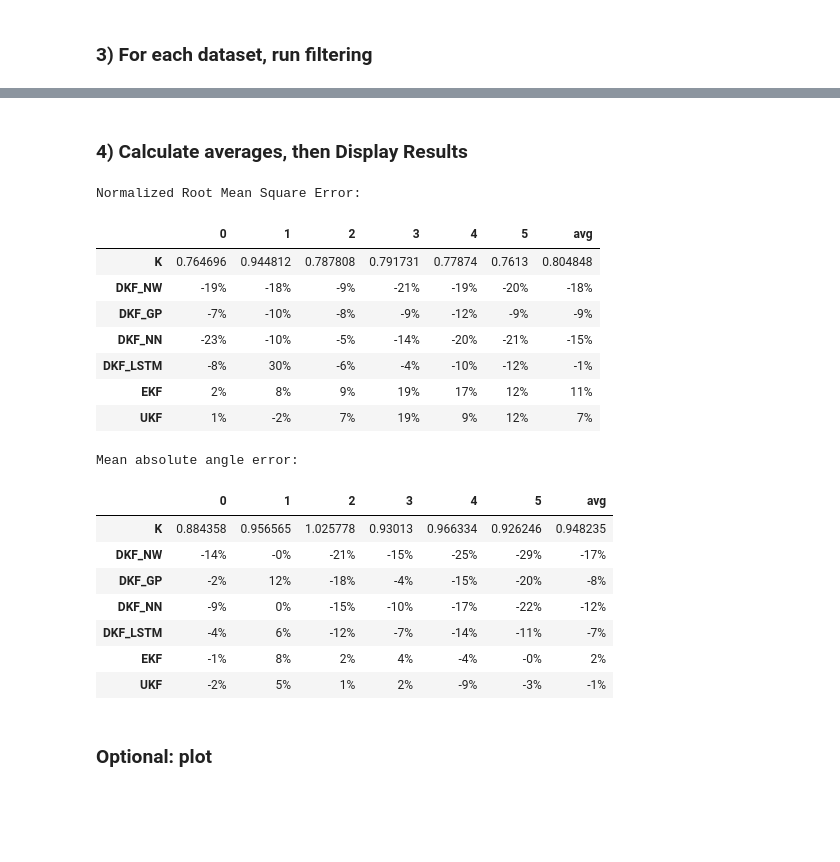
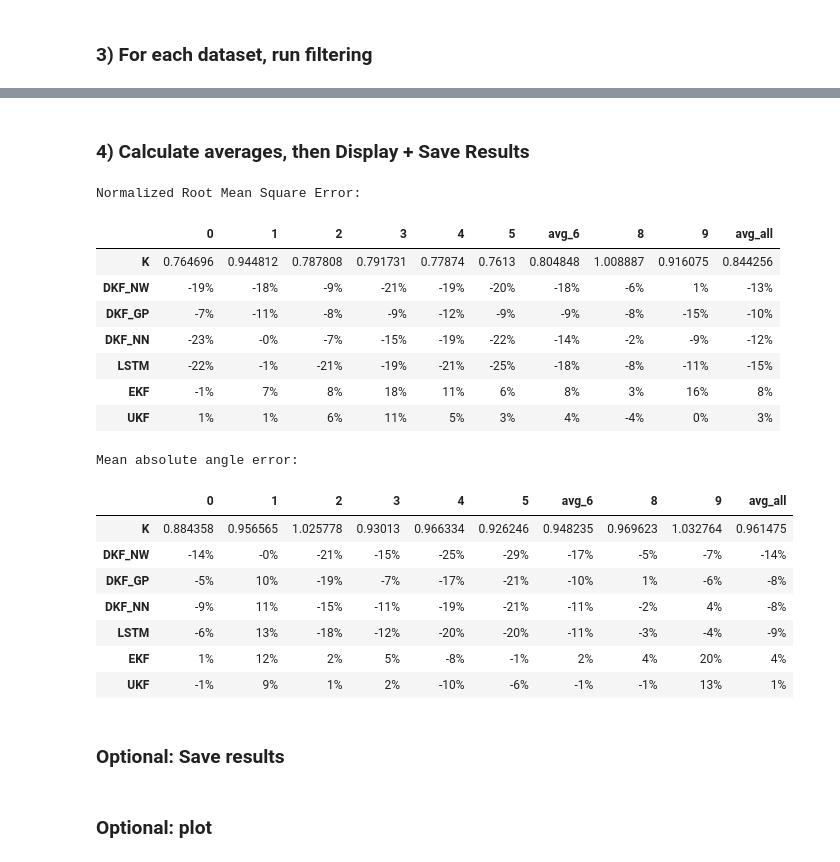
Before and after one commit to Josuelmet/Discriminative-Kalman-Filter-4.5-Python, a Jupyter notebook: Paper_Script_45.ipynb, the cells around one changed output, grey strips where cells are left out. Cells and saved outputs as stored; diff of their text form; code cells hidden in the pictures; blank space fills up the shorter version.

```diff
--- a/Paper_Script_45.ipynb
+++ b/Paper_Script_45.ipynb
@@ -32,9 +32,10 @@ procd_spikes = np.load('flint-data-preprocessing/procd_spikes.npy', allow_pickle
 # %% [markdown]
 ### 2) Setup
 # %%
-# Fix the RNG state.
-rng = np.random.default_rng(42)
-torch.manual_seed(42)
+# Fix the RNG states.
+seed = 42 # nine additional random seeds: 0, 1, 2, 3, 4, 5, 6, 7, 8
+rng = np.random.default_rng(seed)
+torch.manual_seed(seed)
 
 
 dz = 2  # Dimension of z
@@ -48,14 +49,14 @@ n1 = len(idx1)
 
 
 columns = ['zero', 'K',
-           'DKF_NN', # 'DKF_NN_robust',
-           'DKF_GP', # 'DKF_GP_robust',
-           'DKF_NW', # 'DKF_NW_robust',
-           'DKF_LSTM', # 'LSTM',
+           'NN', 'DKF_NN',
+           'GP', 'DKF_GP',
+           'NW', 'DKF_NW',
+           'LSTM', 'DKF_LSTM',
            'EKF', 'UKF']
 
 zpred = pd.DataFrame(columns=columns, dtype=object) # Predicted z-variables (velocities).
-rtime = pd.DataFrame(columns=columns) # Runtime
+#rtime = pd.DataFrame(columns=columns) # Runtime
 rmse  = pd.DataFrame(columns=columns) # Root mean squared error
 nrmse = pd.DataFrame(columns=columns) # Normalized root mean squared error.
 maae  = pd.DataFrame(columns=columns) # Mean absolute angle error
@@ -519,35 +529,40 @@ UKF
 # %% [markdown]
-### 4) Calculate averages, then Display Results
+### 4) Calculate averages, then Display + Save Results
 # %%
-nrmse.loc['avg'] = nrmse.mean()
-maae.loc['avg'] = maae.mean()
+nrmse.loc['avg_all'] = nrmse.mean()
+maae.loc['avg_all'] = maae.mean()
+nrmse.loc['avg_6'] = nrmse.loc[list(range(6))].mean()
+maae.loc['avg_6'] = maae.loc[list(range(6))].mean()
 # %%
-table1 = nrmse[['K', 'DKF_NW', 'DKF_GP', 'DKF_NN', 'DKF_LSTM', 'EKF', 'UKF']].T.astype(float)
+table1 = nrmse[['K', 'DKF_NW', 'DKF_GP', 'DKF_NN', 'LSTM', 'EKF', 'UKF']].T.astype(float)
 #table1 = nrmse
 for idx in table1.index:
     if idx == 'K': continue
 
     # Convert to a percentage relative to 'K'
     table1.loc[idx] = table1.loc[idx] / table1.loc['K'] - 1
 
     # Convert to a percentage string
     table1.loc[idx] = table1.loc[idx].map(lambda n: '{:.0%}'.format(n))
 
+    # Move the avg_6 column to position 6
+    table1.insert(6, 'avg_6', table1.pop('avg_6'))
+
 
 print('Normalized Root Mean Square Error:')
 display(table1)
 # %% [output]
 Normalized Root Mean Square Error:
-|  | 0 | 1 | 2 | 3 | 4 | 5 | avg |
-| K | 0.764696 | 0.944812 | 0.787808 | 0.791731 | 0.77874 | 0.7613 | 0.804848 |
-| DKF_NW | -19% | -18% | -9% | -21% | -19% | -20% | -18% |
-| DKF_GP | -7% | -10% | -8% | -9% | -12% | -9% | -9% |
-| DKF_NN | -23% | -10% | -5% | -14% | -20% | -21% | -15% |
-| DKF_LSTM | -8% | 30% | -6% | -4% | -10% | -12% | -1% |
-| EKF | 2% | 8% | 9% | 19% | 17% | 12% | 11% |
-| UKF | 1% | -2% | 7% | 19% | 9% | 12% | 7% |
+|  | 0 | 1 | 2 | 3 | 4 | 5 | avg_6 | 8 | 9 | avg_all |
+| K | 0.764696 | 0.944812 | 0.787808 | 0.791731 | 0.77874 | 0.7613 | 0.804848 | 1.008887 | 0.916075 | 0.844256 |
+| DKF_NW | -19% | -18% | -9% | -21% | -19% | -20% | -18% | -6% | 1% | -13% |
+| DKF_GP | -7% | -11% | -8% | -9% | -12% | -9% | -9% | -8% | -15% | -10% |
+| DKF_NN | -23% | -0% | -7% | -15% | -19% | -22% | -14% | -2% | -9% | -12% |
+| LSTM | -22% | -1% | -21% | -19% | -21% | -25% | -18% | -8% | -11% | -15% |
+| EKF | -1% | 7% | 8% | 18% | 11% | 6% | 8% | 3% | 16% | 8% |
+| UKF | 1% | 1% | 6% | 11% | 5% | 3% | 4% | -4% | 0% | 3% |
 # %%
-table2 = maae[['K', 'DKF_NW', 'DKF_GP', 'DKF_NN', 'DKF_LSTM', 'EKF', 'UKF']].T.astype(float)
+table2 = maae[['K', 'DKF_NW', 'DKF_GP', 'DKF_NN', 'LSTM', 'EKF', 'UKF']].T.astype(float)
 
 for idx in table2.index:
     if idx == 'K': continue
@@ -558,16 +573,21 @@ for idx in table2.index:
     # Convert to a percentage string
     table2.loc[idx] = table2.loc[idx].map(lambda n: '{:.0%}'.format(n))
 
+    # Move the avg_6 column to position 6
+    table2.insert(6, 'avg_6', table2.pop('avg_6'))
+
 
 print('Mean absolute angle error:')
 display(table2)
 # %% [output]
 Mean absolute angle error:
-|  | 0 | 1 | 2 | 3 | 4 | 5 | avg |
-| K | 0.884358 | 0.956565 | 1.025778 | 0.93013 | 0.966334 | 0.926246 | 0.948235 |
-| DKF_NW | -14% | -0% | -21% | -15% | -25% | -29% | -17% |
-| DKF_GP | -2% | 12% | -18% | -4% | -15% | -20% | -8% |
-| DKF_NN | -9% | 0% | -15% | -10% | -17% | -22% | -12% |
-| DKF_LSTM | -4% | 6% | -12% | -7% | -14% | -11% | -7% |
-| EKF | -1% | 8% | 2% | 4% | -4% | -0% | 2% |
-| UKF | -2% | 5% | 1% | 2% | -9% | -3% | -1% |
+|  | 0 | 1 | 2 | 3 | 4 | 5 | avg_6 | 8 | 9 | avg_all |
+| K | 0.884358 | 0.956565 | 1.025778 | 0.93013 | 0.966334 | 0.926246 | 0.948235 | 0.969623 | 1.032764 | 0.961475 |
+| DKF_NW | -14% | -0% | -21% | -15% | -25% | -29% | -17% | -5% | -7% | -14% |
+| DKF_GP | -5% | 10% | -19% | -7% | -17% | -21% | -10% | 1% | -6% | -8% |
+| DKF_NN | -9% | 11% | -15% | -11% | -19% | -21% | -11% | -2% | 4% | -8% |
+| LSTM | -6% | 13% | -18% | -12% | -20% | -20% | -11% | -3% | -4% | -9% |
+| EKF | 1% | 12% | 2% | 5% | -8% | -1% | 2% | 4% | 20% | 4% |
+| UKF | -1% | 9% | 1% | 2% | -10% | -6% | -1% | -1% | 13% | 1% |
+# %% [markdown]
+### Optional: Save results
```
Also changed, not shown: parts of 4 cells of this notebook, 3 other files.
